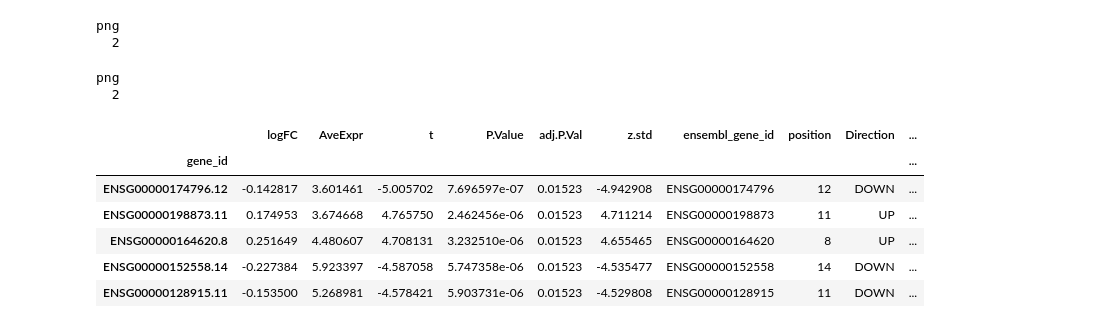
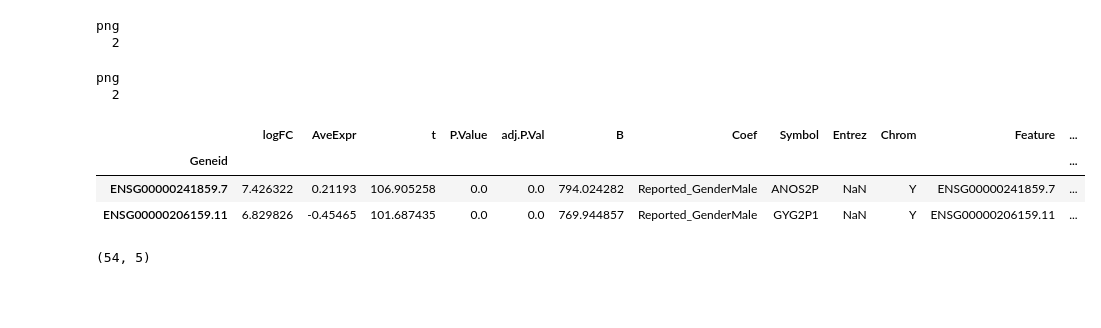
Before and after one commit to LieberInstitute/sex_differences_sz, a Jupyter notebook: differential_expression/tissue_comparison/upset_plots/_h/main.ipynb, the cells around one changed output. Saved outputs shown, nothing was run; the diff lists cells and outputs as text; code cells hidden in the pictures; blank space fills up the shorter version.

```diff
--- a/differential_expression/tissue_comparison/upset_plots/_h/main.ipynb
+++ b/differential_expression/tissue_comparison/upset_plots/_h/main.ipynb
@@ -522,22 +524,21 @@ dev.off()
 png
   2
 # %%
-dft = pd.read_csv('../../../cmc_dlpfc/metrics_summary/_m/chromosome_DEG.csv', index_col=0)
+dft = pd.read_csv('../../../cmc_dlpfc/_m/mssm_penn_pitt_maleVfemale.tsv',
+                  index_col=0, sep='\t')
 dft['Feature'] = dft.index
 dft['Dir'] = np.sign(dft['t'])
 dft['ensemblID'] = dft.index.str.replace('\\..*', '', regex=True)
-dft.head()
+dft = dft[(dft["adj.P.Val"] < 0.05)].copy()
+dft.head(2)
 # %% [output]
-|  | logFC | AveExpr | t | P.Value | adj.P.Val | z.std | ensembl_gene_id | position | Direction | ... |
-| gene_id |  |  |  |  |  |  |  |  |  | ... |
-| ENSG00000174796.12 | -0.142817 | 3.601461 | -5.005702 | 7.696597e-07 | 0.01523 | -4.942908 | ENSG00000174796 | 12 | DOWN | ... |
-| ENSG00000198873.11 | 0.174953 | 3.674668 | 4.765750 | 2.462456e-06 | 0.01523 | 4.711214 | ENSG00000198873 | 11 | UP | ... |
-| ENSG00000164620.8 | 0.251649 | 4.480607 | 4.708131 | 3.232510e-06 | 0.01523 | 4.655465 | ENSG00000164620 | 8 | UP | ... |
-| ENSG00000152558.14 | -0.227384 | 5.923397 | -4.587058 | 5.747358e-06 | 0.01523 | -4.535477 | ENSG00000152558 | 14 | DOWN | ... |
-| ENSG00000128915.11 | -0.153500 | 5.268981 | -4.578421 | 5.903731e-06 | 0.01523 | -4.529808 | ENSG00000128915 | 11 | DOWN | ... |
+|  | logFC | AveExpr | t | P.Value | adj.P.Val | B | Coef | Symbol | Entrez | Chrom | Feature | ... |
+| Geneid |  |  |  |  |  |  |  |  |  |  |  | ... |
+| ENSG00000241859.7 | 7.426322 | 0.21193 | 106.905258 | 0.0 | 0.0 | 794.024282 | Reported_GenderMale | ANOS2P | NaN | Y | ENSG00000241859.7 | ... |
+| ENSG00000206159.11 | 6.829826 | -0.45465 | 101.687435 | 0.0 | 0.0 | 769.944857 | Reported_GenderMale | GYG2P1 | NaN | Y | ENSG00000206159.11 | ... |
 # %%
-shared_df = dft.rename(columns={'chromosome_name': 'seqname',
-                                'hgnc_symbol': 'gene_name'})\
+shared_df = dft.rename(columns={'Chrom': 'seqname',
+                                'Symbol': 'gene_name'})\
                .loc[:, ['Feature', 'ensemblID', 'seqname', 'gene_name', 'Dir']]\
                .merge(pd.DataFrame({'ensemblID': list(set(phase2_dlpfc['ensemblID']) &
                                                       set(phase2_hippo['ensemblID']) &
@@ -545,8 +546,10 @@ shared_df = dft.rename(columns={'chromosome_name': 'seqname',
                                                       set(cmc['ensemblID']))}),
                       on='ensemblID')
 shared_df.seqname = 'chr'+shared_df.seqname
-shared_df.to_csv('cmc_shared_degs_annotation.txt', sep='\t', index=False, header=True)
-shared_df
+shared_df.to_csv('cmc_mpp_shared_degs_annotation.txt', sep='\t', index=False, header=True)
+shared_df.shape
+# %% [output]
+(54, 5)
 # %%
 #### 6 out of 41 are autosomal
 dd = np.sum(shared_df.seqname.isin(['chrX', 'chrY'])) / shared_df.shape[0] * 100
```
Also changed, not shown: parts of 34 cells of this notebook, 15 other files.
